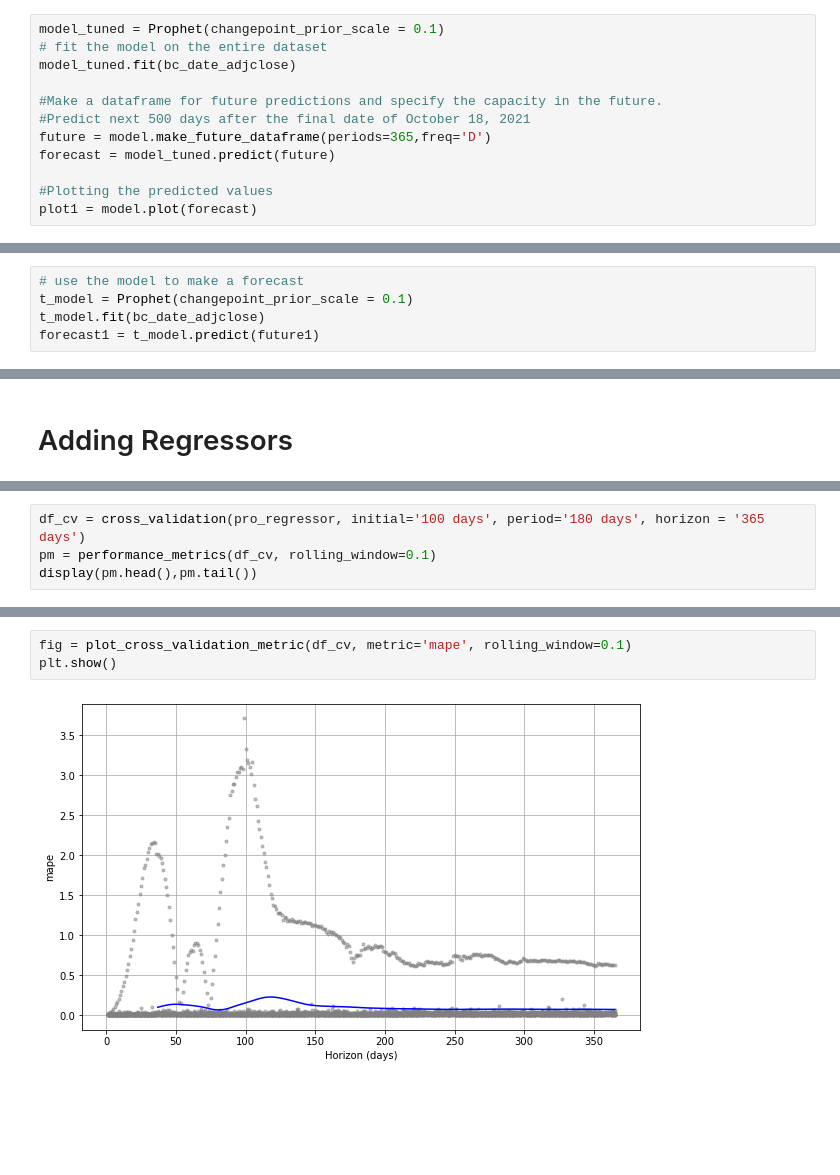
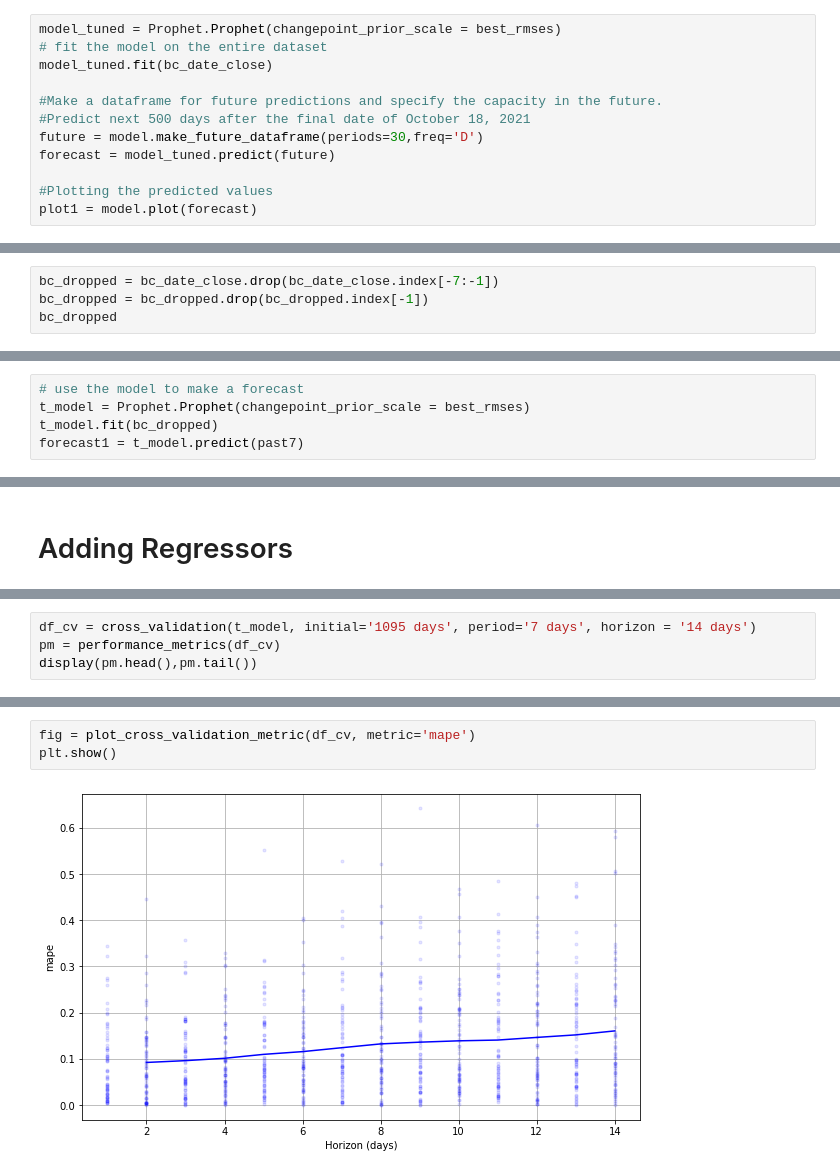
Before and after one commit to General2096/Sprinboard, a Jupyter notebook: Bitcoin/Bitcoin_Modeling.ipynb, the cells around one changed output, grey strips where cells are left out. Drawn from its saved outputs; the diff is of its cells as text; blank space fills up the shorter version.

```diff
--- a/Bitcoin/Bitcoin_Modeling.ipynb
+++ b/Bitcoin/Bitcoin_Modeling.ipynb
@@ -148,11 +163,11 @@ INFO:fbprophet:Applying in parallel with <concurrent.futures.process.ProcessPool
 # %%
-model_tuned = Prophet(changepoint_prior_scale = 0.1)
+model_tuned = Prophet.Prophet(changepoint_prior_scale = best_rmses)
 # fit the model on the entire dataset
-model_tuned.fit(bc_date_adjclose)
+model_tuned.fit(bc_date_close)
 
 #Make a dataframe for future predictions and specify the capacity in the future.
 #Predict next 500 days after the final date of October 18, 2021
-future = model.make_future_dataframe(periods=365,freq='D')
+future = model.make_future_dataframe(periods=30,freq='D')
 forecast = model_tuned.predict(future)
 
 #Plotting the predicted values
@@ -179,0 +208,4 @@ future1['ds']= to_datetime(future1['ds'])
+# %%
+bc_dropped = bc_date_close.drop(bc_date_close.index[-7:-1])
+bc_dropped = bc_dropped.drop(bc_dropped.index[-1])
+bc_dropped
@@ -180,6 +226,6 @@ future1['ds']= to_datetime(future1['ds'])
 # %%
 # use the model to make a forecast
-t_model = Prophet(changepoint_prior_scale = 0.1)
-t_model.fit(bc_date_adjclose)
-forecast1 = t_model.predict(future1)
+t_model = Prophet.Prophet(changepoint_prior_scale = best_rmses)
+t_model.fit(bc_dropped)
+forecast1 = t_model.predict(past7)
 # %% [output]
@@ -461,5 +519,5 @@ fig = pro_regressor.plot_components(forecast_data)
 # %%
-df_cv = cross_validation(pro_regressor, initial='100 days', period='180 days', horizon = '365 days')
-pm = performance_metrics(df_cv, rolling_window=0.1)
+df_cv = cross_validation(t_model, initial='1095 days', period='7 days', horizon = '14 days')
+pm = performance_metrics(df_cv)
 display(pm.head(),pm.tail())
 # %% [output]
@@ -480,5 +537,5 @@ WARNING:fbprophet:Seasonality has period of 365.25 days which is larger than ini
 # %%
-fig = plot_cross_validation_metric(df_cv, metric='mape', rolling_window=0.1)
+fig = plot_cross_validation_metric(df_cv, metric='mape')
 plt.show()
 # %% [output]
-[figure, old version]
+[figure, new version]
```
Also changed, not shown: parts of 49 cells of this notebook, 8 other files.
